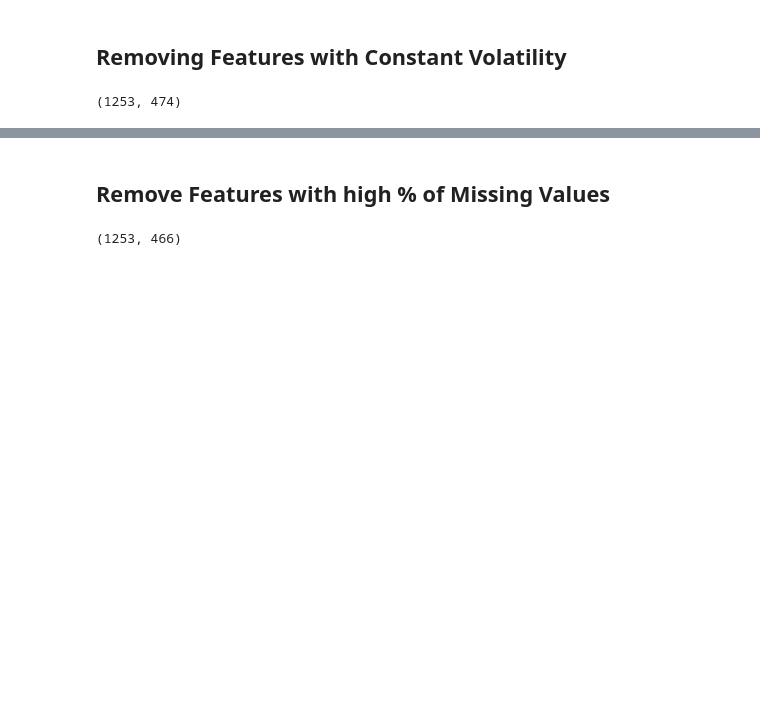
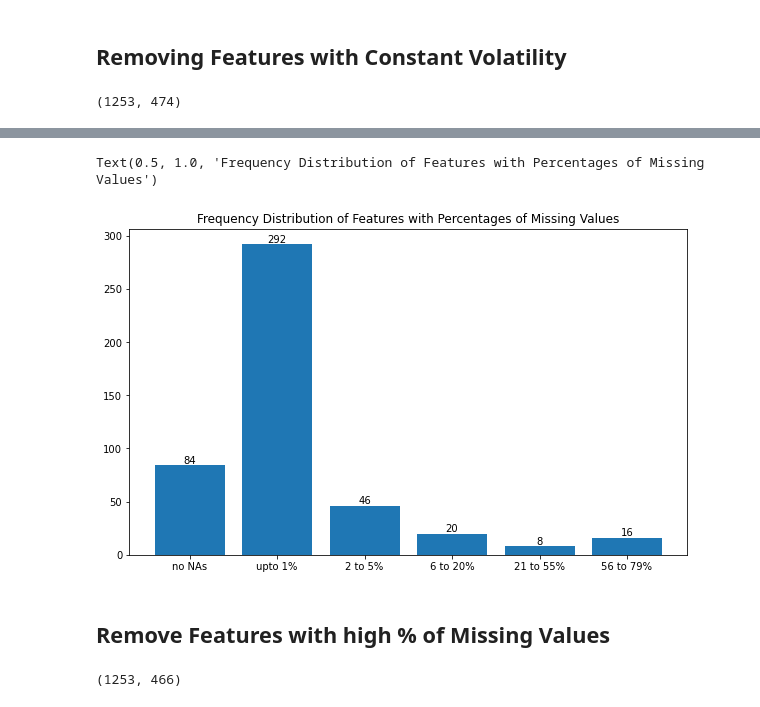
Before and after one commit to hinatanvir/Fault-Detection-SECOM, a Jupyter notebook: aras&deep/outliers_missing_presentation.ipynb, the cells around one changed output, grey strips where cells are left out. Drawn from its saved outputs; the diff is of its cells as text; code cells hidden in the pictures; blank space fills up the shorter version.

```diff
--- a/aras&deep/outliers_missing_presentation.ipynb
+++ b/aras&deep/outliers_missing_presentation.ipynb
@@ -118,3 +169,13 @@ x_train.shape
+# %%
+fig, ax = plt.subplots()
+order = ['no NAs', 'upto 1%', '2 to 5%', '6 to 20%', '21 to 55%', '56 to 79%']
+bars = ax.bar(order, x_train_nas1['NA Category'].value_counts().loc[order])
+ax.bar_label(bars)
+fig.set_size_inches(10, 6)
+plt.title('Frequency Distribution of Features with Percentages of Missing Values')
+# %% [output]
+Text(0.5, 1.0, 'Frequency Distribution of Features with Percentages of Missing Values')
+[figure, added]
 # %% [markdown]
 ## Remove Features with high % of Missing Values
 # %%
```
Also changed, not shown: parts of 11 cells of this notebook, 3 other files.
